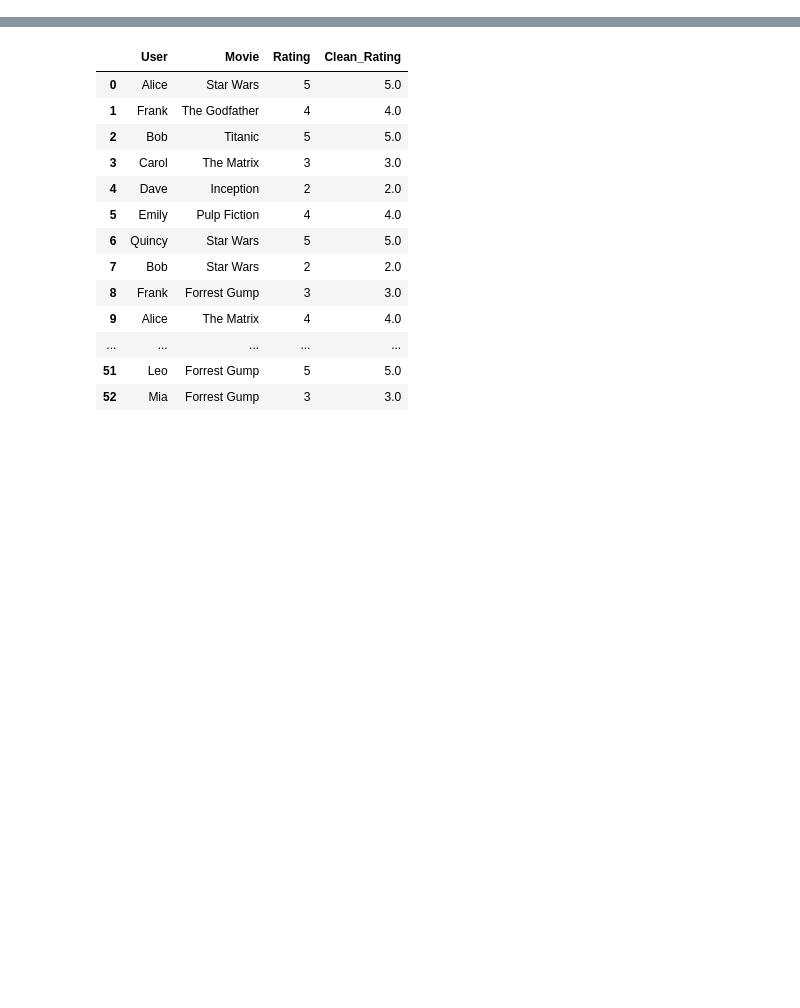
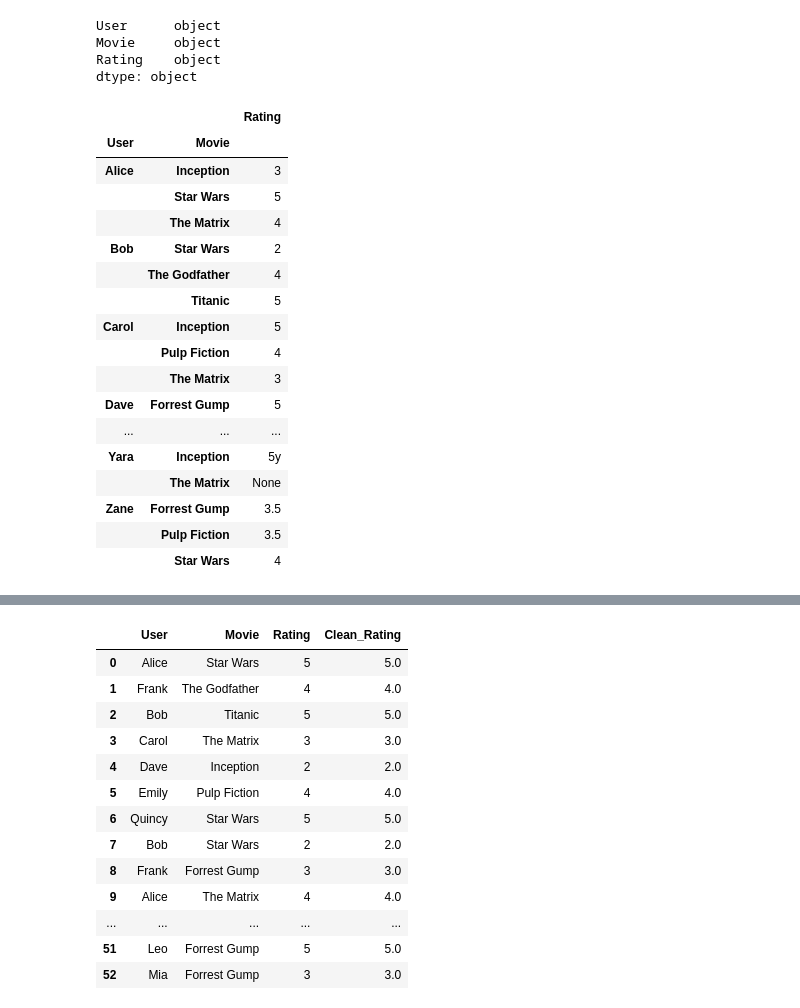
Before and after one commit to MichelAtieno/Recommendation_System, a Jupyter notebook: Data_Analysis.ipynb, the cells around one changed output, grey strips where cells are left out. Saved outputs shown, nothing was run; the diff lists cells and outputs as text; code cells hidden in the pictures; blank space fills up the shorter version.

```diff
--- a/Example_2.ipynb
+++ b/Data_Analysis.ipynb
@@ -7,0 +33,29 @@ movies = pd.read_csv("data.txt")
+# %%
+movies.dtypes
+# %% [output]
+User      object
+Movie     object
+Rating    object
+dtype: object
+# %%
+user_data = pd.DataFrame(movies.groupby(["User", "Movie"])["Rating"].first())
+user_data
+# %% [output]
+|  |  | Rating |
+| User | Movie |  |
+| Alice | Inception | 3 |
+|  | Star Wars | 5 |
+|  | The Matrix | 4 |
+| Bob | Star Wars | 2 |
+|  | The Godfather | 4 |
+|  | Titanic | 5 |
+| Carol | Inception | 5 |
+|  | Pulp Fiction | 4 |
+|  | The Matrix | 3 |
+| Dave | Forrest Gump | 5 |
+| ... | ... | ... |
+| Yara | Inception | 5y |
+|  | The Matrix | None |
+| Zane | Forrest Gump | 3.5 |
+|  | Pulp Fiction | 3.5 |
+|  | Star Wars | 4 |
```
Also changed, not shown: parts of 16 cells of this notebook, 5 other files.
